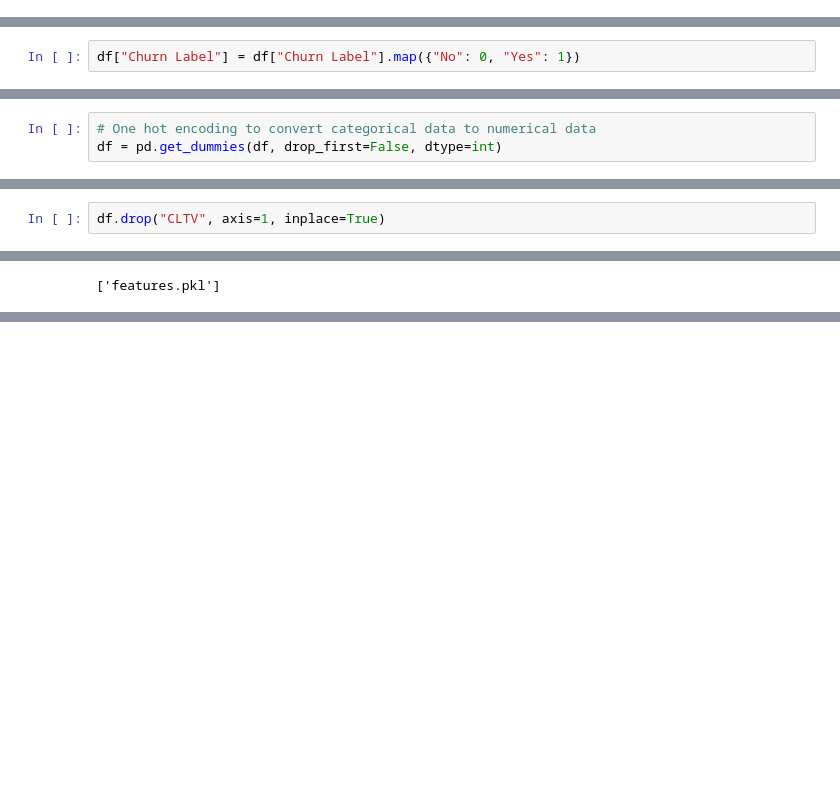
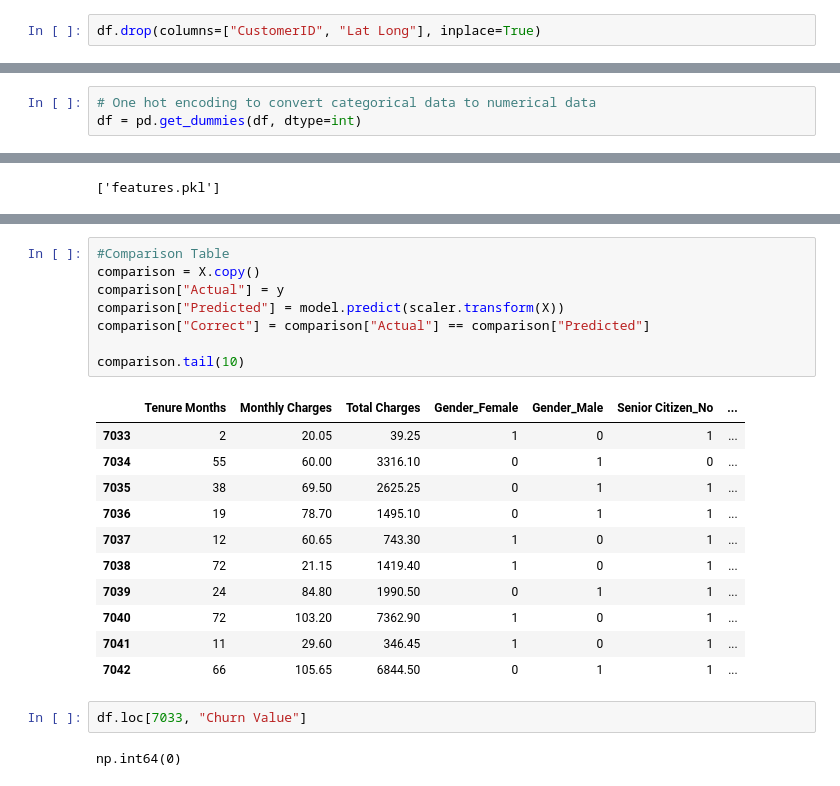
Before and after one commit to prathmesh-awate/End-to-End-Customer-Churn-Prediction, a Jupyter notebook: End-to-End Customer Churn Prediction.ipynb, the cells around one changed output, grey strips where cells are left out. Cells and saved outputs as stored; diff of their text form; blank space fills up the shorter version.

```diff
--- a/End-to-End Customer Churn Prediction.ipynb
+++ b/End-to-End Customer Churn Prediction.ipynb
@@ -428,0 +425,2 @@ df = df.drop(columns=columns_to_drop)
+# %%
+df.drop(columns=["CustomerID", "Lat Long"], inplace=True)
@@ -437,2 +447,0 @@ Index([], dtype='object')
-# %%
-df["Churn Label"] = df["Churn Label"].map({"No": 0, "Yes": 1})
@@ -443,6 +448,6 @@ dtype('int64')
 # %%
 # One hot encoding to convert categorical data to numerical data
-df = pd.get_dummies(df, drop_first=False, dtype=int)
+df = pd.get_dummies(df, dtype=int)
 # %%
 print(df.columns)
 # %% [output]
@@ -474,2 +490,0 @@ Length: 2831, dtype: object
-# %%
-df.drop("CLTV", axis=1, inplace=True)
@@ -579,0 +634,24 @@ joblib.dump(X.columns.tolist(), "features.pkl")
+# %%
+#Comparison Table
+comparison = X.copy()
+comparison["Actual"] = y
+comparison["Predicted"] = model.predict(scaler.transform(X))
+comparison["Correct"] = comparison["Actual"] == comparison["Predicted"]
+
+comparison.tail(10)
+# %% [output]
+|  | Tenure Months | Monthly Charges | Total Charges | Gender_Female | Gender_Male | Senior Citizen_No | ... |
+| 7033 | 2 | 20.05 | 39.25 | 1 | 0 | 1 | ... |
+| 7034 | 55 | 60.00 | 3316.10 | 0 | 1 | 0 | ... |
+| 7035 | 38 | 69.50 | 2625.25 | 0 | 1 | 1 | ... |
+| 7036 | 19 | 78.70 | 1495.10 | 0 | 1 | 1 | ... |
+| 7037 | 12 | 60.65 | 743.30 | 1 | 0 | 1 | ... |
+| 7038 | 72 | 21.15 | 1419.40 | 1 | 0 | 1 | ... |
+| 7039 | 24 | 84.80 | 1990.50 | 0 | 1 | 1 | ... |
+| 7040 | 72 | 103.20 | 7362.90 | 1 | 0 | 1 | ... |
+| 7041 | 11 | 29.60 | 346.45 | 1 | 0 | 1 | ... |
+| 7042 | 66 | 105.65 | 6844.50 | 0 | 1 | 1 | ... |
+# %%
+df.loc[7033, "Churn Value"]
+# %% [output]
+np.int64(0)
```
Also changed, not shown: parts of 17 cells of this notebook, 1 other file.
